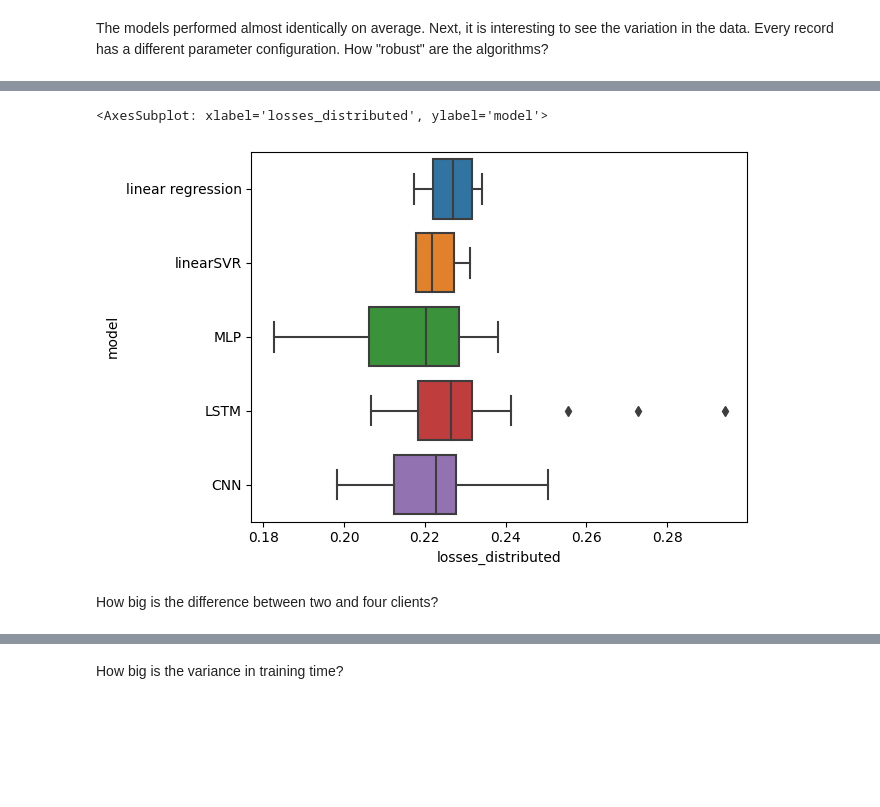
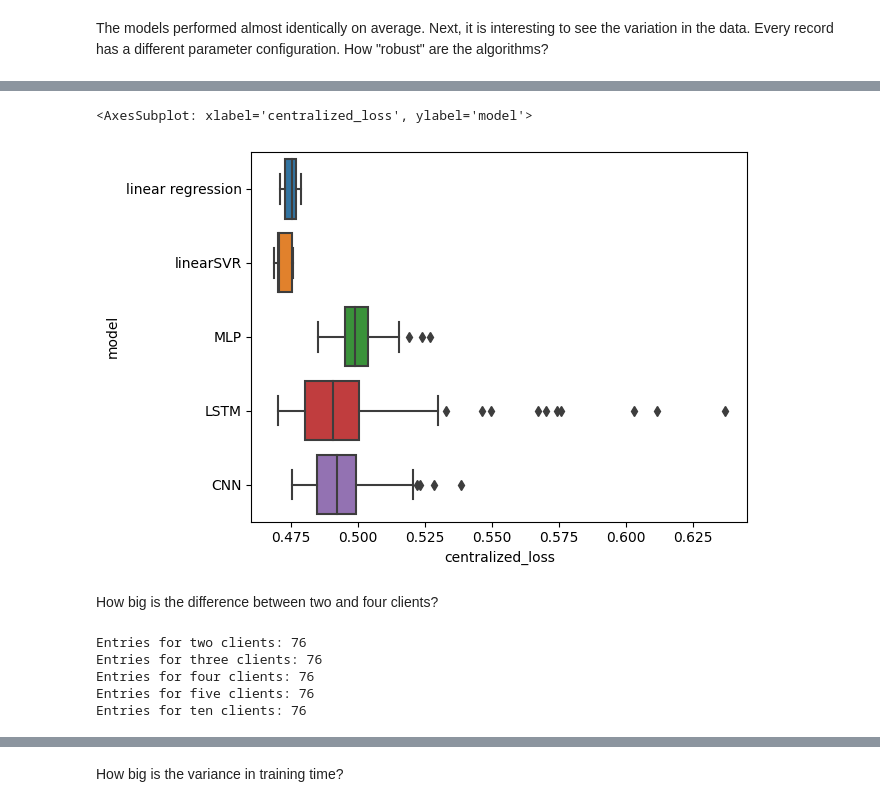
Before and after one commit to Flowwrian/Investigating-the-Effectiveness-of-Cross-Silo-Datasets-for-Training-Federated-Learning-Models, a Jupyter notebook: notebooks/weather_analysis.ipynb, the cells around one changed output, grey strips where cells are left out. Saved outputs shown, nothing was run; the diff lists cells and outputs as text; code cells hidden in the pictures; blank space fills up the shorter version.

```diff
--- a/notebooks/weather_analysis.ipynb
+++ b/notebooks/weather_analysis.ipynb
@@ -137,7 +121,21 @@ results_only_df.head()
 # %%
-sns.boxplot(data=results_only_df, x="losses_distributed", y="model")
+sns.boxplot(data=weather_df, x="centralized_loss", y="model")
 # %% [output]
-<AxesSubplot: xlabel='losses_distributed', ylabel='model'>
+<AxesSubplot: xlabel='centralized_loss', ylabel='model'>
-[figure, old version]
+[figure, new version]
 # %% [markdown]
 How big is the difference between two and four clients?
+# %%
+print(f"""
+Entries for two clients: {len(weather_df[weather_df.number_of_clients == 2].index)}
+Entries for three clients: {len(weather_df[weather_df.number_of_clients == 3].index)}
+Entries for four clients: {len(weather_df[weather_df.number_of_clients == 4].index)}
+Entries for five clients: {len(weather_df[weather_df.number_of_clients == 5].index)}
+Entries for ten clients: {len(weather_df[weather_df.number_of_clients == 10].index)}
+""")
+# %% [output]
+Entries for two clients: 76
+Entries for three clients: 76
+Entries for four clients: 76
+Entries for five clients: 76
+Entries for ten clients: 76
```
Also changed, not shown: parts of 64 cells of this notebook, 13 other files.
